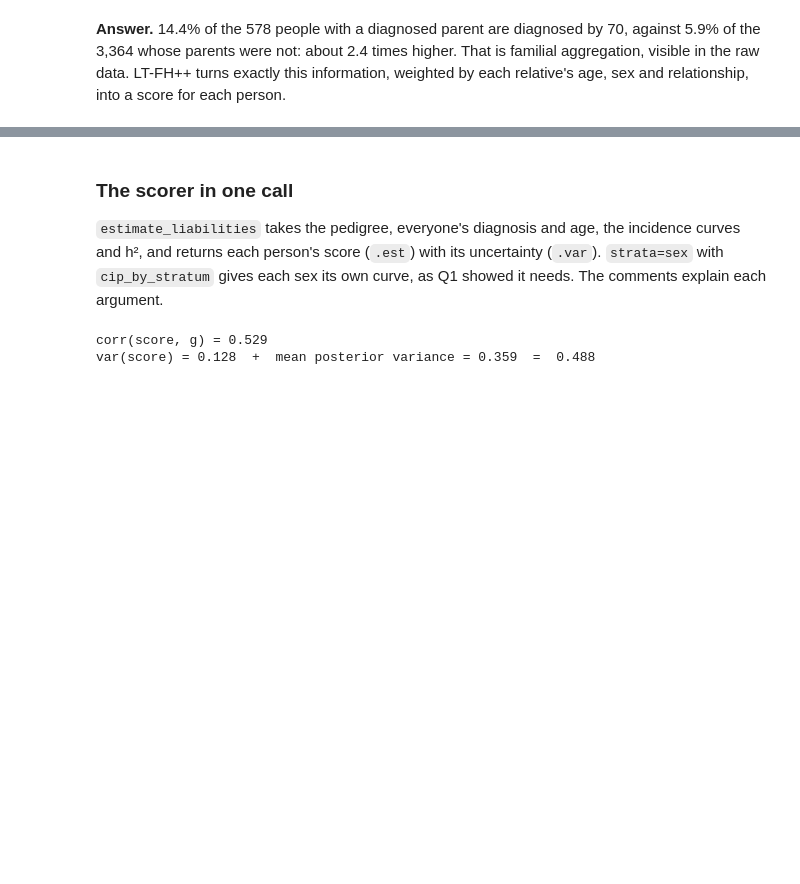
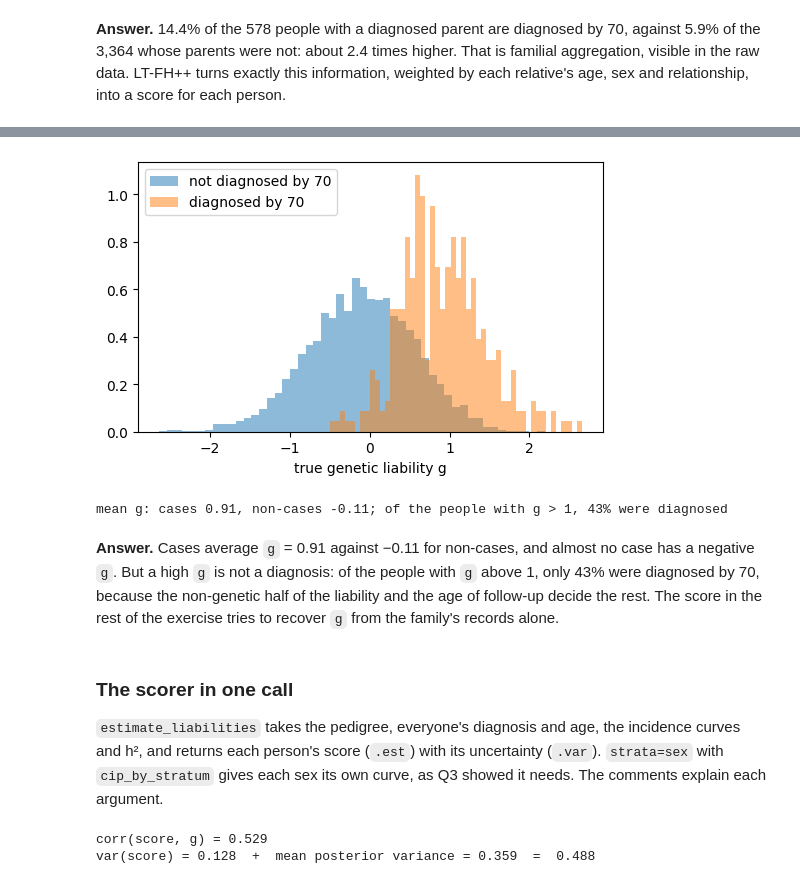
Before and after one commit to bvilhjal/ATIG_2026, a Jupyter notebook: teaching_days/2026-09-24/LTFH/LTFH_exercise_answers.ipynb, the cells around one changed output, grey strips where cells are left out. Saved outputs shown, nothing was run; the diff lists cells and outputs as text; code cells hidden in the pictures; blank space fills up the shorter version.

```diff
--- a/teaching_days/2026-09-24/LTFH/LTFH_exercise_answers.ipynb
+++ b/teaching_days/2026-09-24/LTFH/LTFH_exercise_answers.ipynb
@@ -237,9 +321,27 @@ each relative's age, sex and relationship, into a score for each person.
+# %%
+fig, ax = plt.subplots(figsize=(6, 3.5))
+ax.hist(g[~reg.status], bins=50, density=True, alpha=0.5, label="not diagnosed by 70")
+ax.hist(g[reg.status], bins=50, density=True, alpha=0.5, label="diagnosed by 70")    # g of the cases
+ax.set_xlabel("true genetic liability g")
+ax.legend()
+plt.show()
+print(f"mean g: cases {g[reg.status].mean():.2f}, non-cases {g[~reg.status].mean():.2f}; "
+      f"of the people with g > 1, {reg.status[g > 1].mean():.0%} were diagnosed")
+# %% [output]
+[figure, added]
+mean g: cases 0.91, non-cases -0.11; of the people with g > 1, 43% were diagnosed
+# %% [markdown]
+**Answer.** Cases average `g` = 0.91 against −0.11 for non-cases, and almost no case has a
+negative `g`. But a high `g` is not a diagnosis: of the people with `g` above 1, only 43%
+were diagnosed by 70, because the non-genetic half of the liability and the age of
+follow-up decide the rest. The score in the rest of the exercise tries to recover `g`
+from the family's records alone.
 # %% [markdown]
 ### The scorer in one call
 
 `estimate_liabilities` takes the pedigree, everyone's diagnosis and age, the incidence
 curves and h², and returns each person's score (`.est`) with its uncertainty (`.var`).
-`strata=sex` with `cip_by_stratum` gives each sex its own curve, as Q1 showed it needs.
+`strata=sex` with `cip_by_stratum` gives each sex its own curve, as Q3 showed it needs.
 The comments explain each argument.
 # %%
 curves = {"M": (AGES, CIP_M, 0.12), "F": (AGES, CIP_F, 0.08)}   # sex -> (ages, curve, lifetime K)
```
Also changed, not shown: parts of 29 cells of this notebook, 7 other files.
